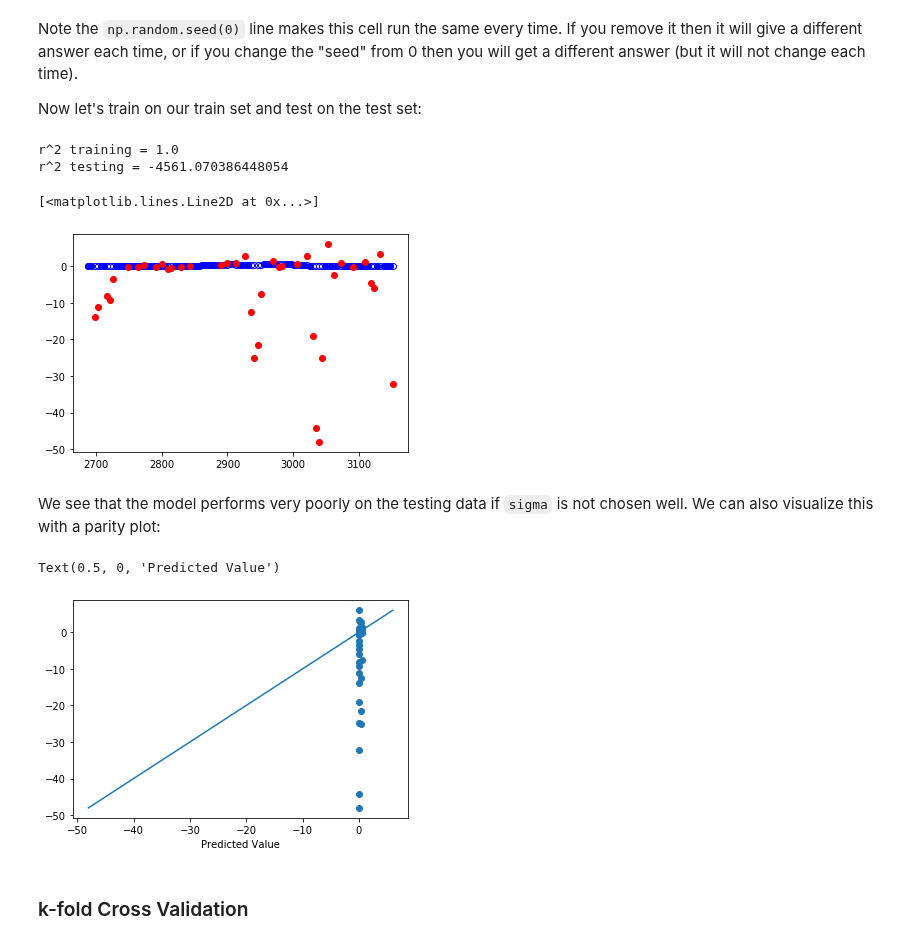
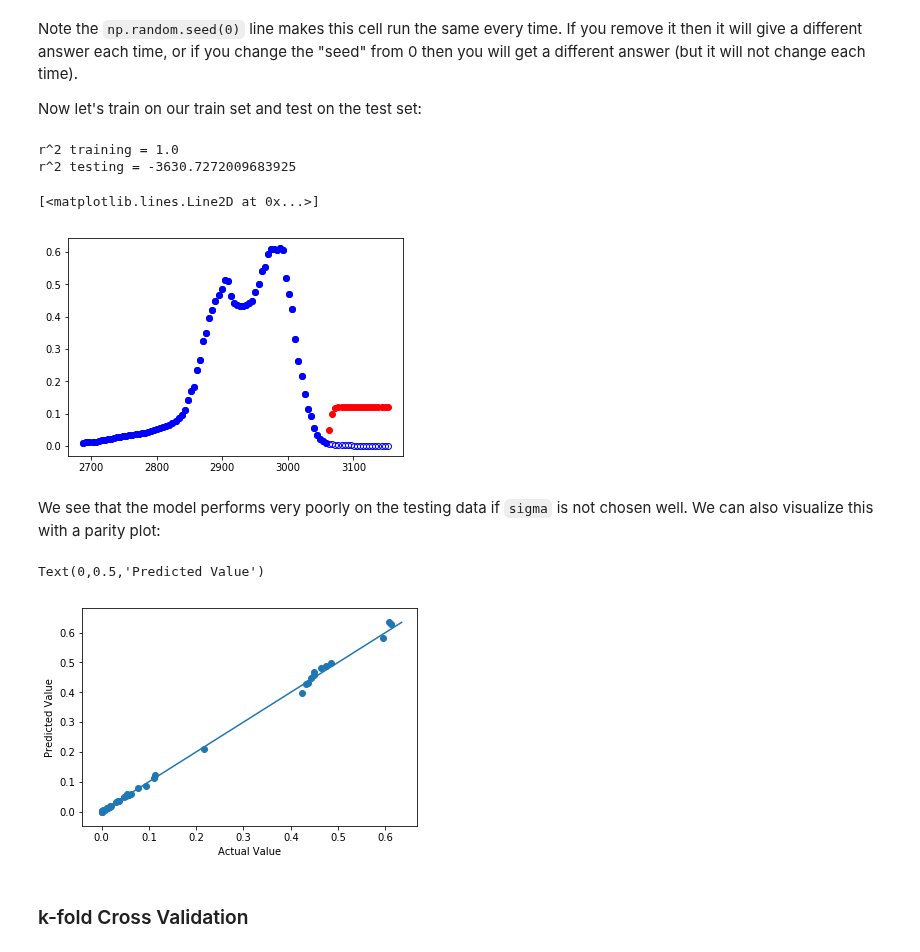
Before and after one commit to medford-group/data_analytics_ChE, a Jupyter notebook: 2-regression/lecture-model_validation.ipynb, the cells around one changed output. Cells and saved outputs as stored; diff of their text form; code cells hidden in the pictures.

```diff
--- a/2-regression/lecture-model_validation.ipynb
+++ b/2-regression/lecture-model_validation.ipynb
@@ -269,32 +269,32 @@ Note the `np.random.seed(0)` line makes this cell run the same every time. If yo
 
 Now let's train on our train set and test on the test set:
 # %%
-sigma = 10
+sigma = 5
 gamma = 1./(2*sigma**2)
 
 X_train = rbf(x_train, gamma=gamma)
 
 model_rbf = LinearRegression() #create a linear regression model instance
 model_rbf.fit(X_train, y_train) #fit the model
 r2 = model_rbf.score(X_train, y_train) #get the "score", which is equivalent to r^2
 print('r^2 training = {}'.format(r2))
 
 X_test = rbf(x_train, x_test=x_test, gamma=gamma)
 
 yhat_rbf = model_rbf.predict(X_test) #create the model prediction
 
 r2 = model_rbf.score(X_test, y_test) #get the "score", which is equivalent to r^2
 print('r^2 testing = {}'.format(r2))
 
 fig, ax = plt.subplots()
 ax.plot(x_peak, y_peak, 'ob', markerfacecolor='none')
 ax.plot(x_train, y_train, 'ob')
 ax.plot(x_test, yhat_rbf, 'or')
 # %% [output]
 r^2 training = 1.0
-r^2 testing = -4561.070386448054
+r^2 testing = -3630.7272009683925
 [<matplotlib.lines.Line2D at 0x...>]
-[figure, old version]
+[figure, new version]
 # %% [markdown]
 We see that the model performs very poorly on the testing data if `sigma` is not chosen well. We can also visualize this with a parity plot:
 # %%
@@ -303,10 +303,10 @@ fig, ax = plt.subplots()
 ax.scatter(y_test, yhat_rbf)
 ax.plot([min(yhat_rbf), max(yhat_rbf)],[min(yhat_rbf), max(yhat_rbf)])
 ax.set_xlabel("Actual Value")
-ax.set_xlabel("Predicted Value")
+ax.set_ylabel("Predicted Value")
 # %% [output]
-Text(0.5, 0, 'Predicted Value')
+Text(0,0.5,'Predicted Value')
-[figure, old version]
+[figure, new version]
 # %% [markdown]
 ### k-fold Cross Validation
 # %% [markdown]
```
Also changed, not shown: parts of 15 cells of this notebook, 3 other files.
